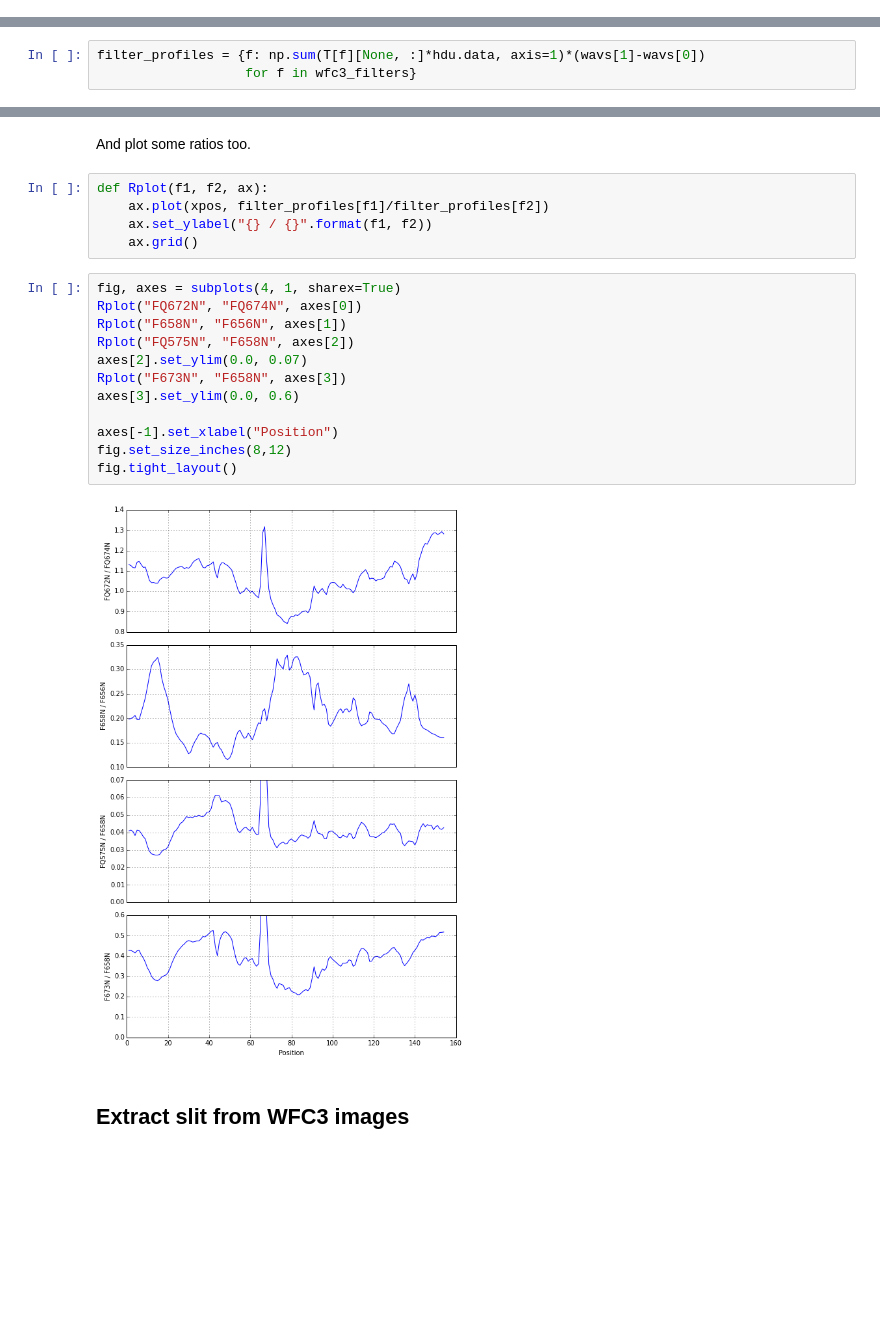
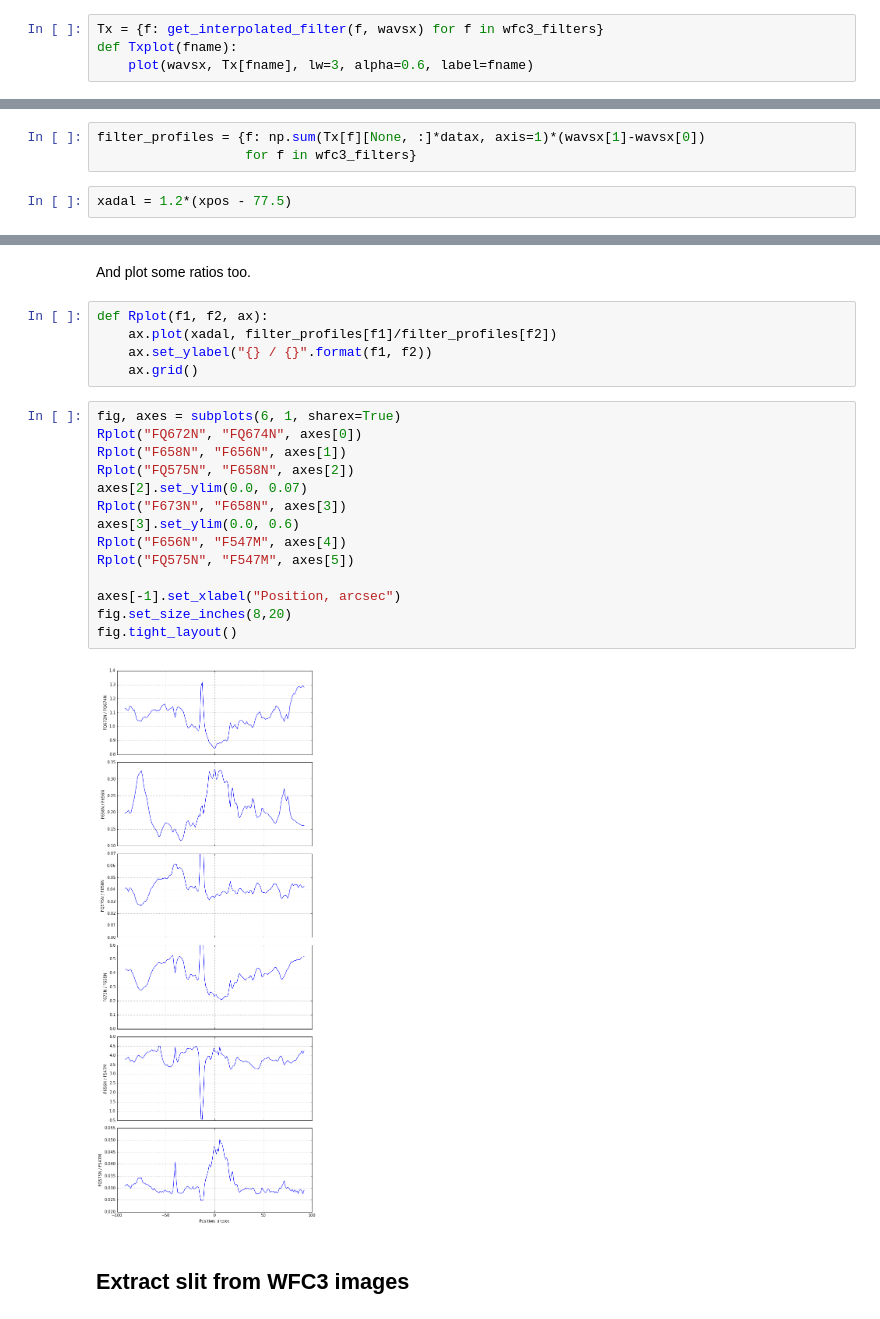
Before and after one commit to deprecated/orion-tsq, a Jupyter notebook: Adal spectra.ipynb, the cells around one changed output, grey strips where cells are left out. Cells and saved outputs as stored; diff of their text form; blank space fills up the shorter version.

```diff
--- a/Adal spectra.ipynb
+++ b/Adal spectra.ipynb
@@ -281,0 +374,4 @@ gcf().set_size_inches(10, 8)
+# %%
+Tx = {f: get_interpolated_filter(f, wavsx) for f in wfc3_filters}
+def Txplot(fname):
+    plot(wavsx, Tx[fname], lw=3, alpha=0.6, label=fname)
@@ -284,5 +397,7 @@ Now extract slit profiles for each of the filters.
 # %%
-filter_profiles = {f: np.sum(T[f][None, :]*hdu.data, axis=1)*(wavs[1]-wavs[0])
+filter_profiles = {f: np.sum(Tx[f][None, :]*datax, axis=1)*(wavsx[1]-wavsx[0])
                    for f in wfc3_filters}
+# %%
+xadal = 1.2*(xpos - 77.5)
 # %%
 def Fplot(fname):
@@ -305,23 +421,25 @@ gcf().set_size_inches(8,6)
 And plot some ratios too.
 # %%
 def Rplot(f1, f2, ax):
-    ax.plot(xpos, filter_profiles[f1]/filter_profiles[f2])
+    ax.plot(xadal, filter_profiles[f1]/filter_profiles[f2])
     ax.set_ylabel("{} / {}".format(f1, f2))
     ax.grid()
 # %%
-fig, axes = subplots(4, 1, sharex=True)
+fig, axes = subplots(6, 1, sharex=True)
 Rplot("FQ672N", "FQ674N", axes[0])
 Rplot("F658N", "F656N", axes[1])
 Rplot("FQ575N", "F658N", axes[2])
 axes[2].set_ylim(0.0, 0.07)
 Rplot("F673N", "F658N", axes[3])
 axes[3].set_ylim(0.0, 0.6)
+Rplot("F656N", "F547M", axes[4])
+Rplot("FQ575N", "F547M", axes[5])
 
-axes[-1].set_xlabel("Position")
-fig.set_size_inches(8,12)
+axes[-1].set_xlabel("Position, arcsec")
+fig.set_size_inches(8,20)
 fig.tight_layout()
 # %% [output]
-[figure, old version]
+[figure, new version]
 # %% [markdown]
 ## Extract slit from WFC3 images
 # %%
```
Also changed, not shown: parts of 47 cells of this notebook, 8 other files.
